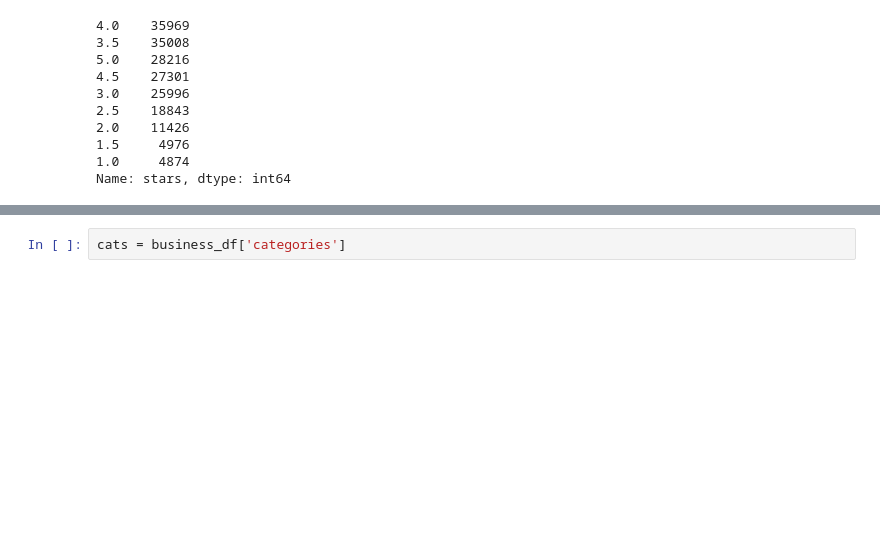
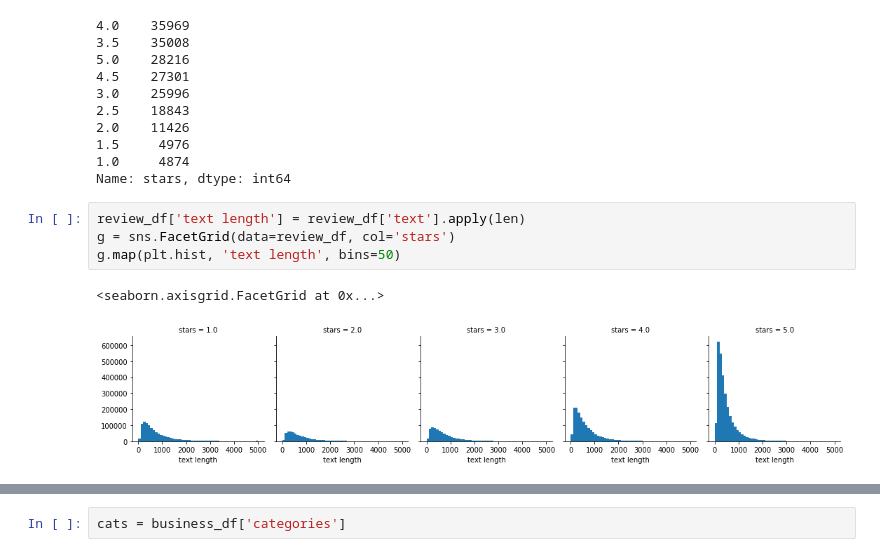
Before and after one commit to ntlrs/Data620, a Jupyter notebook: Final Project/Data_620_Final.ipynb, the cells around one changed output, grey strips where cells are left out. Saved outputs shown, nothing was run; the diff lists cells and outputs as text; blank space fills up the shorter version.

```diff
--- a/Final Project/Data_620_Final.ipynb
+++ b/Final Project/Data_620_Final.ipynb
@@ -115,3 +129,10 @@ business_df['stars'].value_counts()
 1.5     4976
 1.0     4874
 Name: stars, dtype: int64
+# %%
+review_df['text length'] = review_df['text'].apply(len)
+g = sns.FacetGrid(data=review_df, col='stars')
+g.map(plt.hist, 'text length', bins=50)
+# %% [output]
+<seaborn.axisgrid.FacetGrid at 0x...>
+[figure, added]
```
Also changed, not shown: parts of 4 cells of this notebook.
